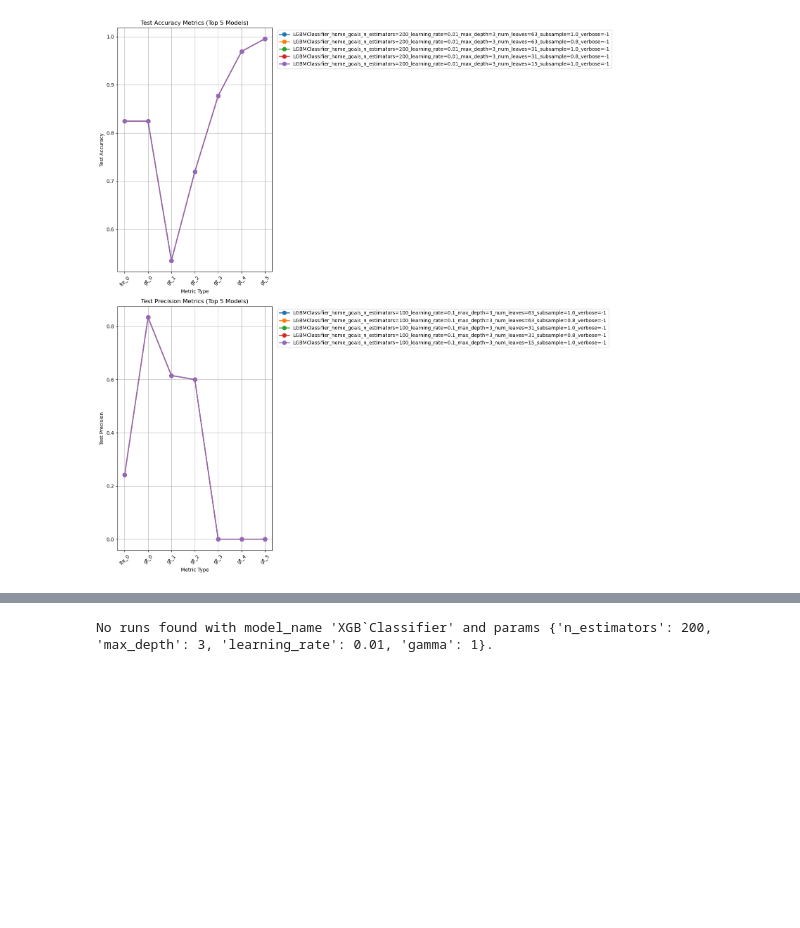
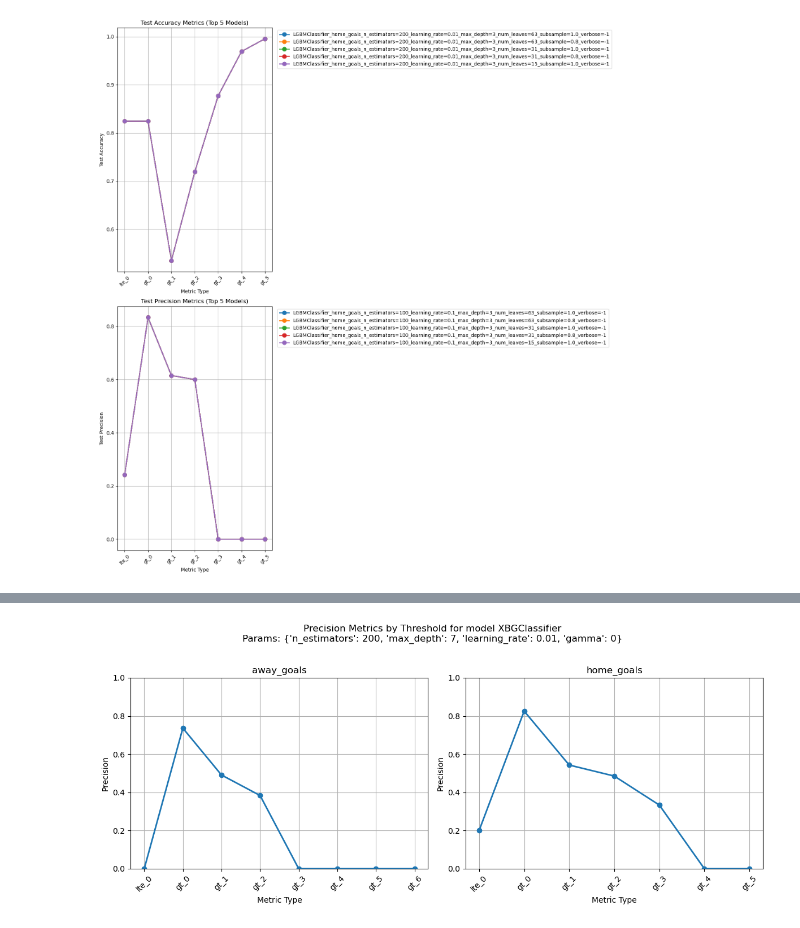
Before and after one commit to 1111111huang/betbot, a Jupyter notebook: notebooks/modeling/baseline.ipynb, the cells around one changed output, grey strips where cells are left out. Saved outputs shown, nothing was run; the diff lists cells and outputs as text; code cells hidden in the pictures; blank space fills up the shorter version.

```diff
--- a/notebooks/modeling/baseline.ipynb
+++ b/notebooks/modeling/baseline.ipynb
@@ -127,8 +131,8 @@ No run found with name 'MLPClassifier_home_goals_hidden_layer_sizes=(64, 32, 32)
 # %%
 plot_run_metrics_side_by_side(experiment_name=TRAINGING_CONFIG['experiment_name'],
-                              model_name="XGB`Classifier",
-                              model_param={'n_estimators': 200, 'max_depth': 3, 'learning_rate': 0.01, 'gamma': 1},
+                              model_name="XBGClassifier",
+                              model_param={'n_estimators': 200, 'max_depth': 7, 'learning_rate': 0.01, 'gamma': 0},
                               tracking_uri=f"{REPO_PATH}/mlflow",
                               metric_type="precision")
 # %% [output]
-No runs found with model_name 'XGB`Classifier' and params {'n_estimators': 200, 'max_depth': 3, 'learning_rate': 0.01, 'gamma': 1}.
+[figure, added]
```
Also changed, not shown: parts of 2 cells of this notebook, 6 other files.
